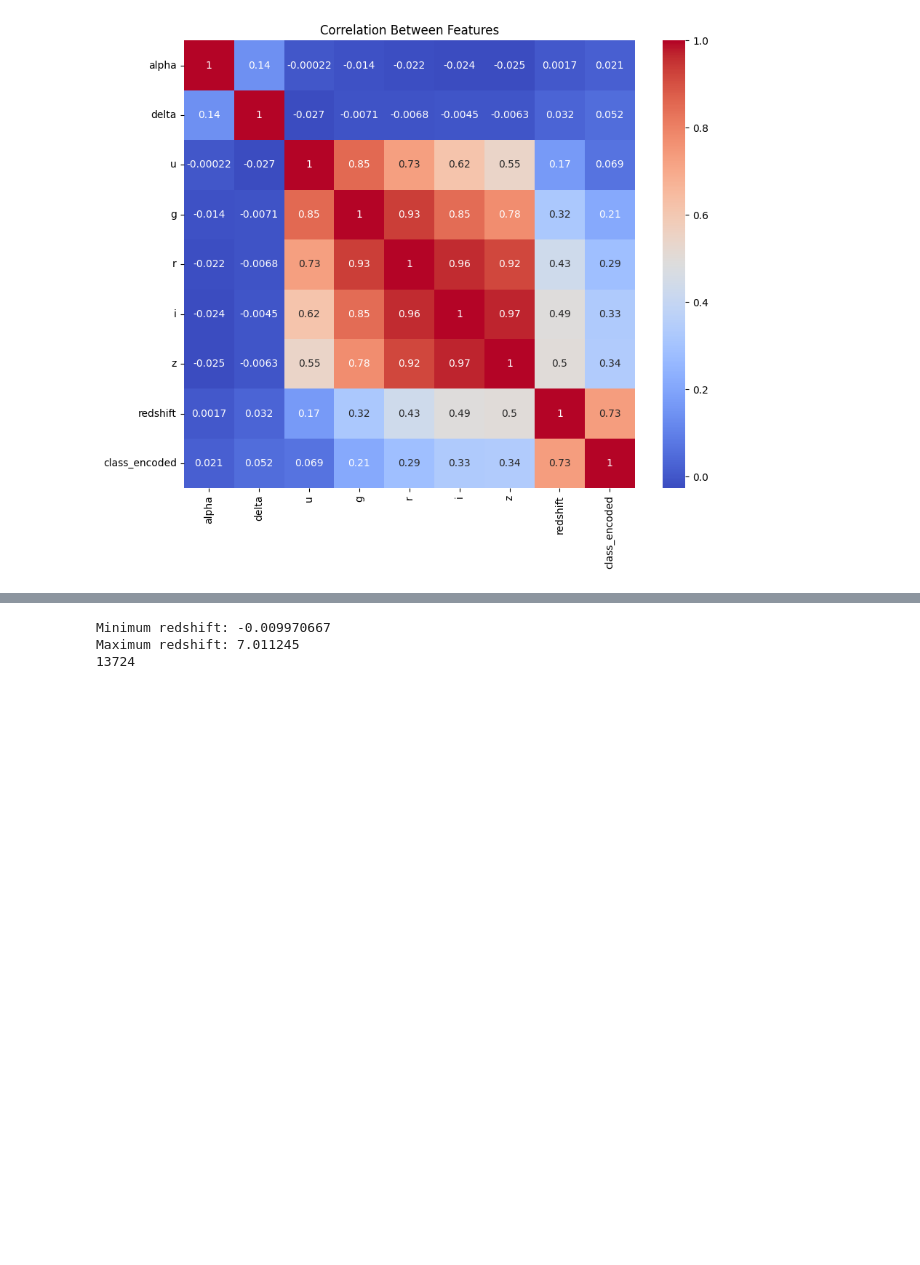
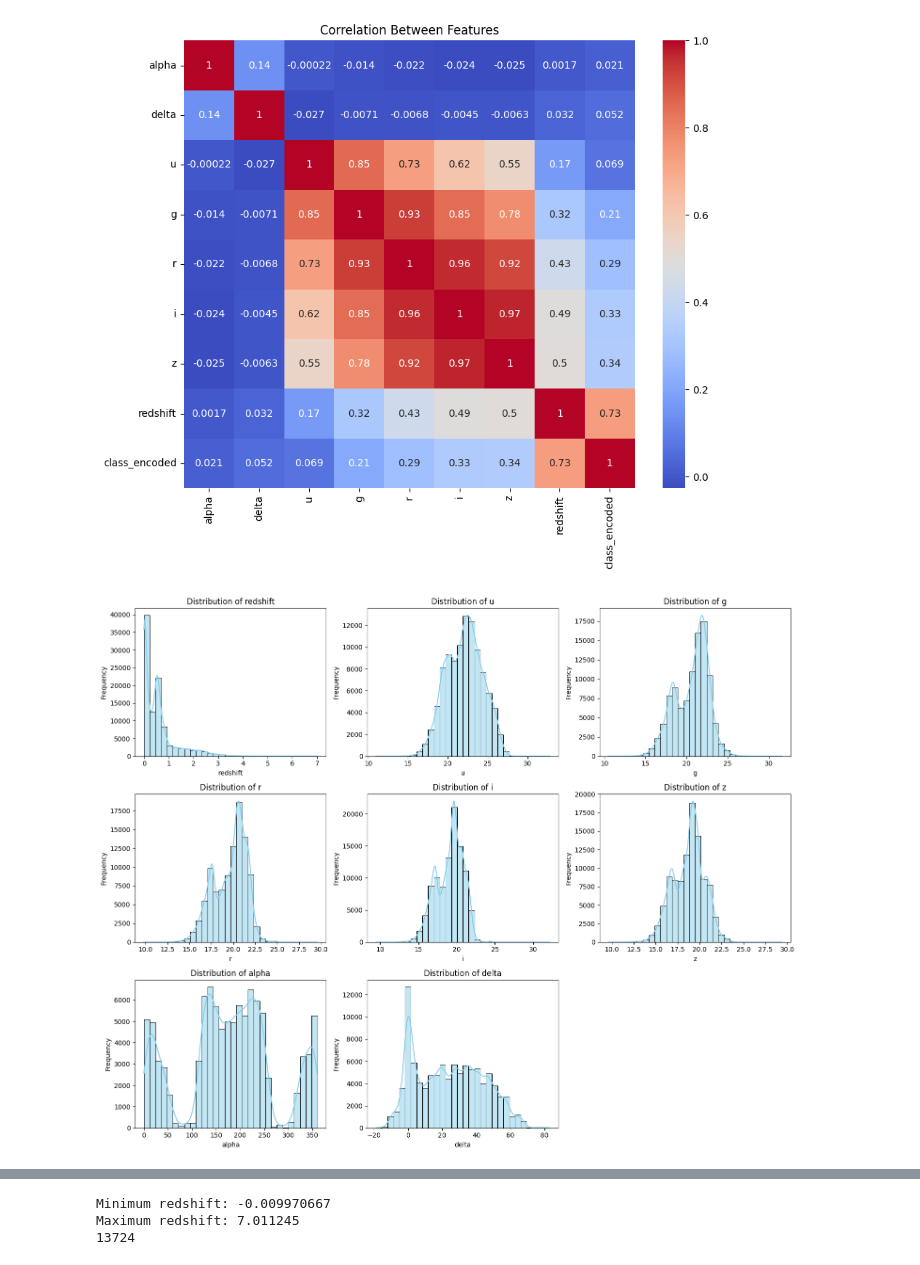
Before and after one commit to apekshakashyap17/Capstone_StellarAstro_ML, a Jupyter notebook: Firstnotebook.ipynb, the cells around one changed output, grey strips where cells are left out. Cells and saved outputs as stored; diff of their text form; code cells hidden in the pictures; blank space fills up the shorter version.

```diff
--- a/Firstnotebook.ipynb
+++ b/Firstnotebook.ipynb
@@ -318,3 +330,22 @@ plt.title("Correlation Between Features")
 plt.show()
 # %% [output]
 [figure]
+# %%
+import matplotlib.pyplot as plt
+import seaborn as sns
+
+features = ['redshift', 'u', 'g', 'r', 'i', 'z', 'alpha', 'delta']
+
+plt.figure(figsize=(15, 12))
+
+for idx, feature in enumerate(features):
+    plt.subplot(3, 3, idx + 1)
+    sns.histplot(dataset2[feature], kde=True, bins=30, color='skyblue')
+    plt.title(f"Distribution of {feature}")
+    plt.xlabel(feature)
+    plt.ylabel('Frequency')
+
+plt.tight_layout()
+plt.show()
+# %% [output]
+[figure, added]
```
Also changed, not shown: parts of 23 cells of this notebook.
